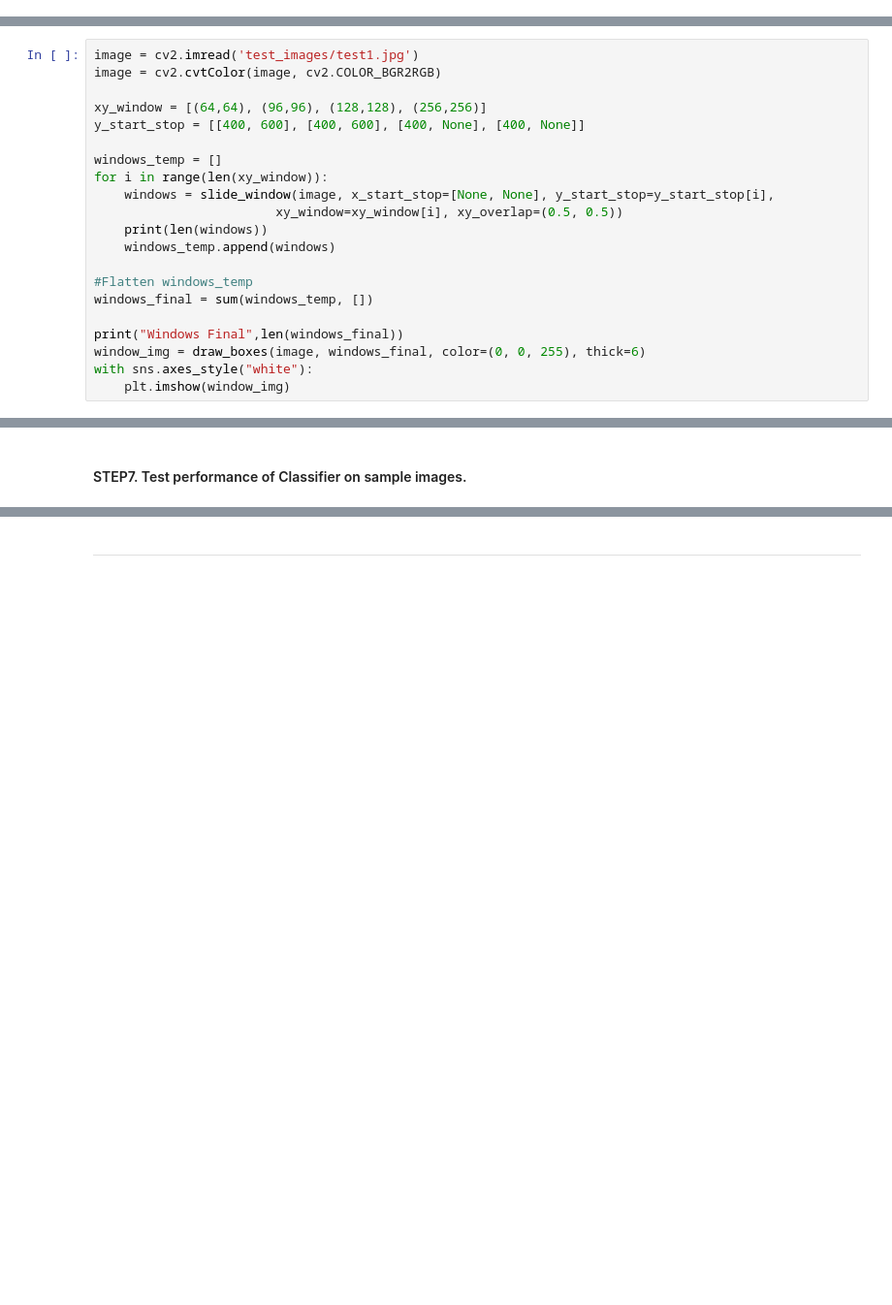
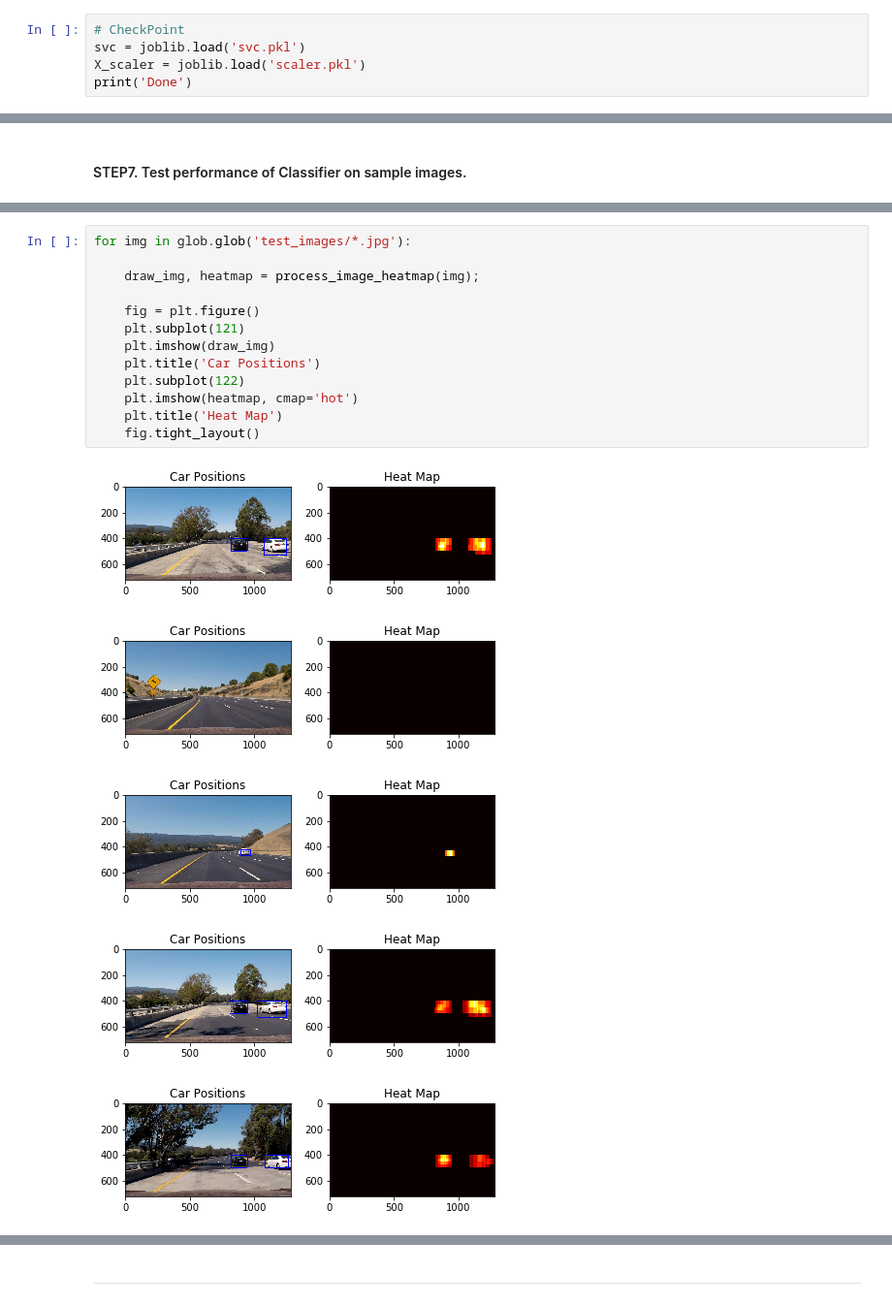
Before and after one commit to BlueBubbleWei/SDCND, a Jupyter notebook: Term1-P5-Vehicle-Detection/Project5_Vehicle_Detection.ipynb, the cells around one changed output, grey strips where cells are left out. Shown at 97% size. Saved outputs shown, nothing was run; the diff lists cells and outputs as text; blank space fills up the shorter version.

```diff
--- a/Term1-P5-Vehicle-Detection/Project5_Vehicle_Detection.ipynb
+++ b/Term1-P5-Vehicle-Detection/Project5_Vehicle_Detection.ipynb
@@ -675,0 +330,5 @@ def draw_labeled_bboxes(img, labels):
+# %%
+# CheckPoint
+svc = joblib.load('svc.pkl')
+X_scaler = joblib.load('scaler.pkl')
+print('Done')
@@ -677,24 +338,3 @@ def draw_labeled_bboxes(img, labels):
 ---
 # %% [markdown]
 #### STEP6. Sliding window implementation.
-# %%
-image = cv2.imread('test_images/test1.jpg')
-image = cv2.cvtColor(image, cv2.COLOR_BGR2RGB)
-
-xy_window = [(64,64), (96,96), (128,128), (256,256)]
-y_start_stop = [[400, 600], [400, 600], [400, None], [400, None]]
-
-windows_temp = []
-for i in range(len(xy_window)):
-    windows = slide_window(image, x_start_stop=[None, None], y_start_stop=y_start_stop[i],
-                        xy_window=xy_window[i], xy_overlap=(0.5, 0.5))
-    print(len(windows))
-    windows_temp.append(windows)
-
-#Flatten windows_temp
-windows_final = sum(windows_temp, [])
-
-print("Windows Final",len(windows_final))
-window_img = draw_boxes(image, windows_final, color=(0, 0, 255), thick=6)
-with sns.axes_style("white"):
-    plt.imshow(window_img)
@@ -794,0 +626,19 @@ for file in files:
+# %%
+for img in glob.glob('test_images/*.jpg'):
+
+    draw_img, heatmap = process_image_heatmap(img);
+
+    fig = plt.figure()
+    plt.subplot(121)
+    plt.imshow(draw_img)
+    plt.title('Car Positions')
+    plt.subplot(122)
+    plt.imshow(heatmap, cmap='hot')
+    plt.title('Heat Map')
+    fig.tight_layout()
+# %% [output]
+[figure, added]
+[figure, added]
+[figure, added]
+[figure, added]
+[figure, added]
```
Also changed, not shown: parts of 38 cells of this notebook, 25 other files.
